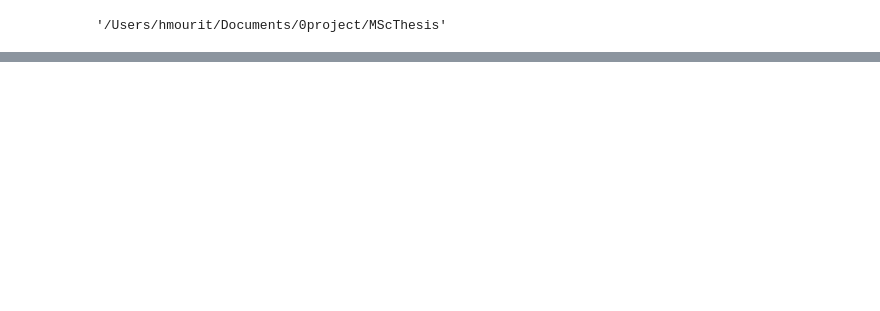
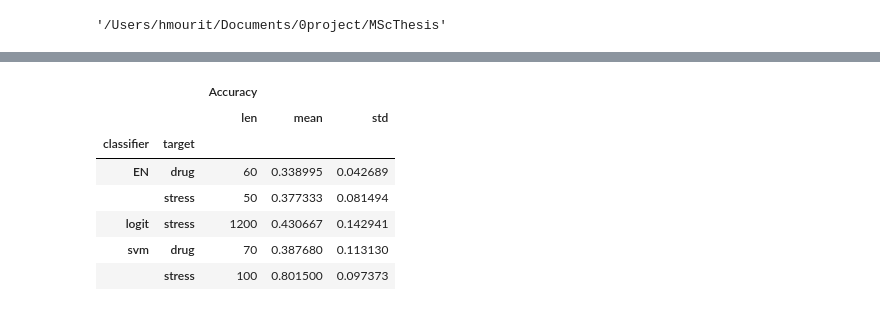
Before and after one commit to hmourit/MScThesis, a Jupyter notebook: Plots.ipynb, the cells around one changed output, grey strips where cells are left out. Cells and saved outputs as stored; diff of their text form; code cells hidden in the pictures; blank space fills up the shorter version.

```diff
--- a/Plots.ipynb
+++ b/Plots.ipynb
@@ -128,0 +133,16 @@ plt.savefig(os.path.join(graphs_path, 'accu_vs_pca_components.eps'))
+# %%
+summ = results[(results['pca.n_components'].isnull())]
+summ = summ.rename(columns={'results.accuracy.scores': 'Accuracy'})
+keys = ['classifier', 'target']
+# keys = ['classifier', 'split.test_size', 'target']
+summ = summ.groupby(keys).agg({'Accuracy': [len, np.mean, np.std]})
+summ
+# %% [output]
+|  |  | Accuracy |  |  |
+|  |  | len | mean | std |
+| classifier | target |  |  |  |
+| EN | drug | 60 | 0.338995 | 0.042689 |
+|  | stress | 50 | 0.377333 | 0.081494 |
+| logit | stress | 1200 | 0.430667 | 0.142941 |
+| svm | drug | 70 | 0.387680 | 0.113130 |
+|  | stress | 100 | 0.801500 | 0.097373 |
```
Also changed, not shown: parts of 10 cells of this notebook, 4 other files.
